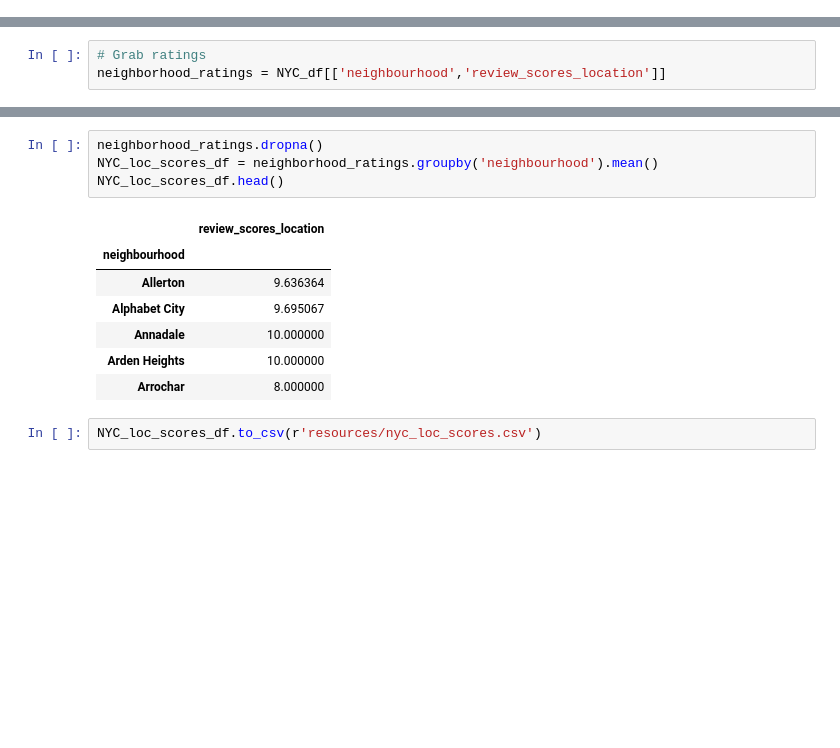
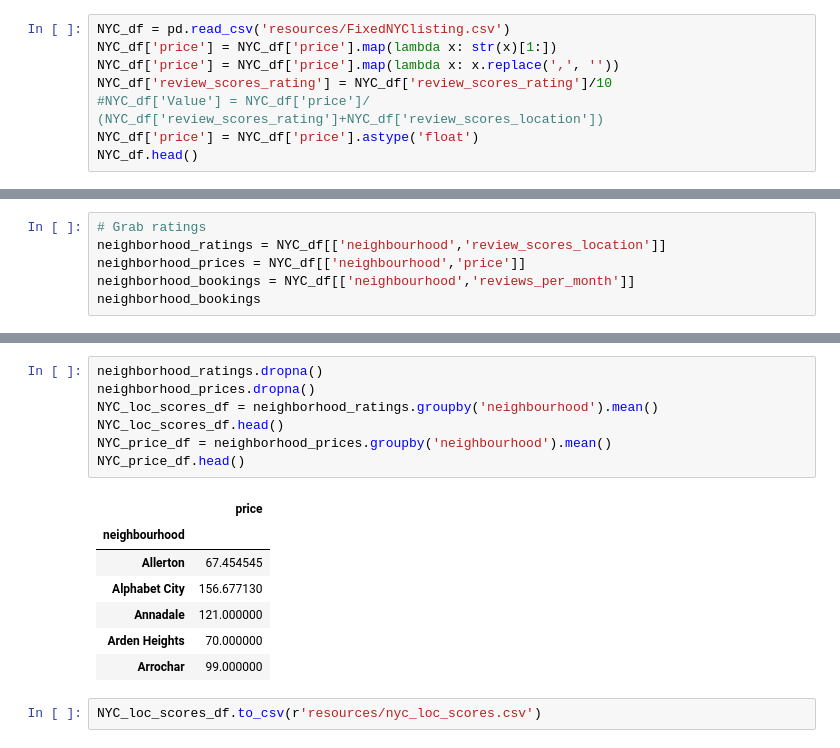
Before and after one commit to christinemazur/project1, a Jupyter notebook: NYCNeighborhoods.ipynb, the cells around one changed output, grey strips where cells are left out. Cells and saved outputs as stored; diff of their text form; blank space fills up the shorter version.

```diff
--- a/NYCNeighborhoods.ipynb
+++ b/NYCNeighborhoods.ipynb
@@ -32,0 +25,8 @@ NYC_df.head()
+# %%
+NYC_df = pd.read_csv('resources/FixedNYClisting.csv')
+NYC_df['price'] = NYC_df['price'].map(lambda x: str(x)[1:])
+NYC_df['price'] = NYC_df['price'].map(lambda x: x.replace(',', ''))
+NYC_df['review_scores_rating'] = NYC_df['review_scores_rating']/10
+#NYC_df['Value'] = NYC_df['price']/ (NYC_df['review_scores_rating']+NYC_df['review_scores_location'])
+NYC_df['price'] = NYC_df['price'].astype('float')
+NYC_df.head()
@@ -33,3 +40,6 @@ NYC_df.head()
 # %%
 # Grab ratings
 neighborhood_ratings = NYC_df[['neighbourhood','review_scores_location']]
+neighborhood_prices = NYC_df[['neighbourhood','price']]
+neighborhood_bookings = NYC_df[['neighbourhood','reviews_per_month']]
+neighborhood_bookings
@@ -36,15 +65,18 @@ neighborhood_ratings = NYC_df[['neighbourhood','review_scores_location']]
 # %%
 neighborhood_ratings.dropna()
+neighborhood_prices.dropna()
 NYC_loc_scores_df = neighborhood_ratings.groupby('neighbourhood').mean()
 NYC_loc_scores_df.head()
+NYC_price_df = neighborhood_prices.groupby('neighbourhood').mean()
+NYC_price_df.head()
 # %% [output]
-|  | review_scores_location |
+|  | price |
 | neighbourhood |  |
-| Allerton | 9.636364 |
-| Alphabet City | 9.695067 |
-| Annadale | 10.000000 |
-| Arden Heights | 10.000000 |
-| Arrochar | 8.000000 |
+| Allerton | 67.454545 |
+| Alphabet City | 156.677130 |
+| Annadale | 121.000000 |
+| Arden Heights | 70.000000 |
+| Arrochar | 99.000000 |
 # %%
 NYC_loc_scores_df.to_csv(r'resources/nyc_loc_scores.csv')
 # %%
```
Also changed, not shown: parts of 11 cells of this notebook.
